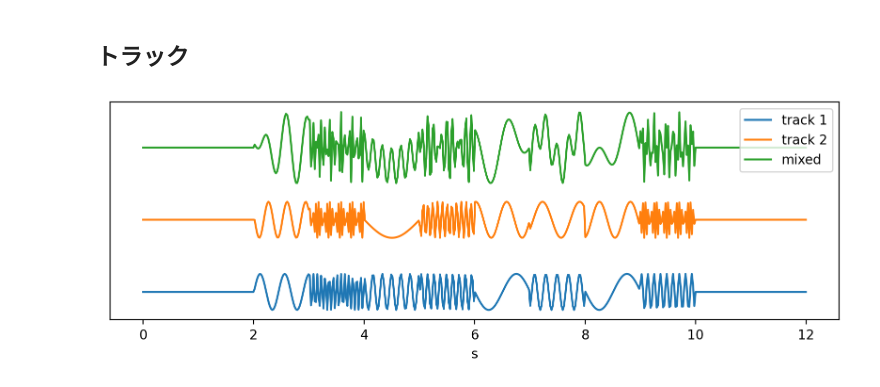
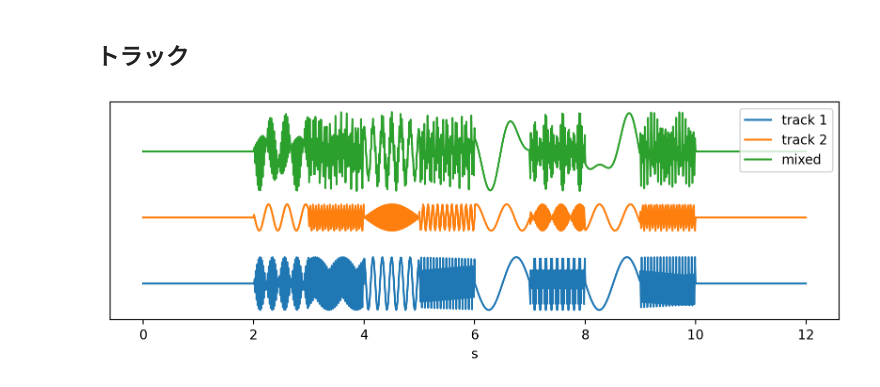
Before and after one commit to tk-neuron/SoundProgrammingWithPython, a Jupyter notebook: notebooks/chapter1-3.ipynb, the cells around one changed output. Saved outputs shown, nothing was run; the diff lists cells and outputs as text; code cells hidden in the pictures.

```diff
--- a/notebooks/chapter.ipynb
+++ b/notebooks/chapter1-3.ipynb
@@ -257,28 +257,28 @@ duration = 20 * (60 / tempo) + 2
 track1 = Track(
     scale=scale_88,
     notes=[
-        Note(2, 'E5'),
-        Note(3, 'D5'),
-        Note(4, 'C5'),
-        Note(5, 'B4'),
-        Note(6, 'A4'),
-        Note(7, 'G4'),
-        Note(8, 'A4'),
-        Note(9, 'B4')
+        Note(2, 'E5', 0.8),
+        Note(3, 'D5', 0.8),
+        Note(4, 'C5', 0.8),
+        Note(5, 'B4', 0.8),
+        Note(6, 'A4', 0.8),
+        Note(7, 'G4', 0.8),
+        Note(8, 'A4', 0.8),
+        Note(9, 'B4', 0.8)
     ]
 )
 
 track2 = Track(
     scale=scale_88,
     notes=[
-        Note(2, 'C4'),
-        Note(3, 'G3'),
-        Note(4, 'A3'),
-        Note(5, 'E3'),
-        Note(6, 'F3'),
-        Note(7, 'C3'),
-        Note(8, 'F3'),
-        Note(9, 'G3'),
+        Note(2, 'C4', 0.4),
+        Note(3, 'G3', 0.4),
+        Note(4, 'A3', 0.4),
+        Note(5, 'E3', 0.4),
+        Note(6, 'F3', 0.4),
+        Note(7, 'C3', 0.4),
+        Note(8, 'F3', 0.4),
+        Note(9, 'G3', 0.4),
     ]
 )
 
@@ -287,21 +287,21 @@ t, s2 = track2.generate(duration)
 s = s1 + s2
 # %%
 offset = 2
-step = 1000
+step = 500
 
 plt.figure(figsize=(10, 3), dpi=200)
 
 plt.plot(t[::step], s1[::step], label='track 1')
 plt.plot(t[::step], s2[::step] + offset, label='track 2')
 plt.plot(t[::step], s[::step] + offset * 2, label='mixed')
 
 plt.xlabel('s')
 plt.yticks([])
 
 plt.legend()
 plt.show()
 # %% [output]
-[figure, old version]
+[figure, new version]
 # %%
 s /= np.max(np.abs(s))
 master_volume = 0.5
```
